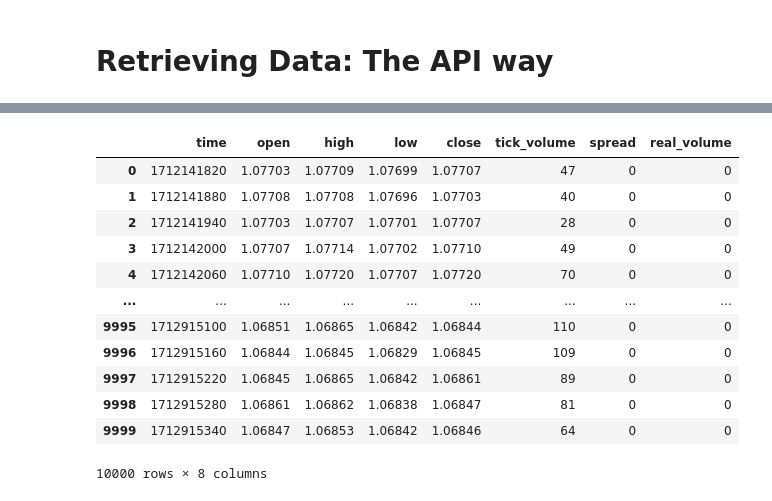
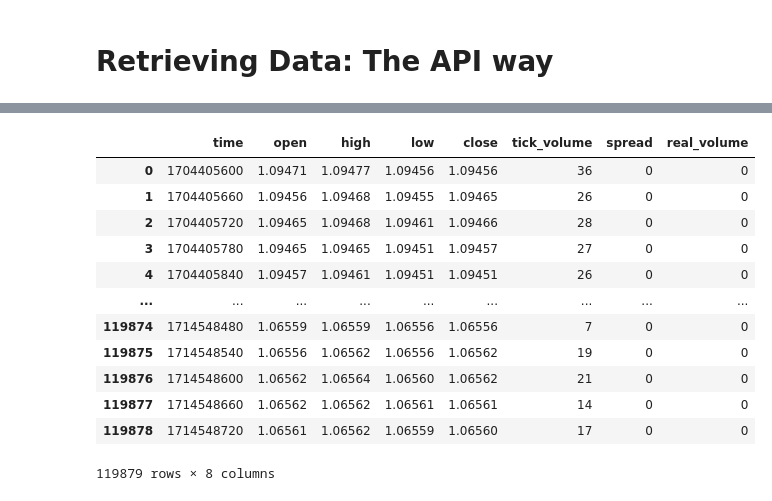
Before and after one commit to MasixoleBOYA/Capstone_Project, a Jupyter notebook: data_sources/MetaTrader5/mt5_model.ipynb, the cells around one changed output, grey strips where cells are left out. Drawn from its saved outputs; the diff is of its cells as text; code cells hidden in the pictures.

```diff
--- a/data_sources/MetaTrader5/mt5_model.ipynb
+++ b/data_sources/MetaTrader5/mt5_model.ipynb
@@ -47,8 +65,7 @@ connected to account #51750680
 ticker = 'EURUSD'
 frequency = mt5.TIMEFRAME_M1
 from_date = datetime.now()
-number_of_rows = 10000
+to_date = datetime(2024,1,5)
 # %%
-rates = mt5.copy_rates_from(ticker, frequency, from_date,number_of_rows )
-
-rates
+range_rates = mt5.copy_rates_range(ticker,frequency,to_date, from_date)
+range_rates
@@ -55,23 +80,20 @@ rates
-# %%
-range_rates = mt5.copy_rates_range(ticker,frequency,datetime(2024,1,5), from_date)
-range_rates
 # %%
-data = pd.DataFrame(rates)
+data = pd.DataFrame(range_rates)
 data
 # %% [output]
 |  | time | open | high | low | close | tick_volume | spread | real_volume |
-| 0 | 1712141820 | 1.07703 | 1.07709 | 1.07699 | 1.07707 | 47 | 0 | 0 |
-| 1 | 1712141880 | 1.07708 | 1.07708 | 1.07696 | 1.07703 | 40 | 0 | 0 |
-| 2 | 1712141940 | 1.07703 | 1.07707 | 1.07701 | 1.07707 | 28 | 0 | 0 |
-| 3 | 1712142000 | 1.07707 | 1.07714 | 1.07702 | 1.07710 | 49 | 0 | 0 |
-| 4 | 1712142060 | 1.07710 | 1.07720 | 1.07707 | 1.07720 | 70 | 0 | 0 |
+| 0 | 1704405600 | 1.09471 | 1.09477 | 1.09456 | 1.09456 | 36 | 0 | 0 |
+| 1 | 1704405660 | 1.09456 | 1.09468 | 1.09455 | 1.09465 | 26 | 0 | 0 |
+| 2 | 1704405720 | 1.09465 | 1.09468 | 1.09461 | 1.09466 | 28 | 0 | 0 |
+| 3 | 1704405780 | 1.09465 | 1.09465 | 1.09451 | 1.09457 | 27 | 0 | 0 |
+| 4 | 1704405840 | 1.09457 | 1.09461 | 1.09451 | 1.09451 | 26 | 0 | 0 |
 | ... | ... | ... | ... | ... | ... | ... | ... | ... |
-| 9995 | 1712915100 | 1.06851 | 1.06865 | 1.06842 | 1.06844 | 110 | 0 | 0 |
-| 9996 | 1712915160 | 1.06844 | 1.06845 | 1.06829 | 1.06845 | 109 | 0 | 0 |
-| 9997 | 1712915220 | 1.06845 | 1.06865 | 1.06842 | 1.06861 | 89 | 0 | 0 |
-| 9998 | 1712915280 | 1.06861 | 1.06862 | 1.06838 | 1.06847 | 81 | 0 | 0 |
-| 9999 | 1712915340 | 1.06847 | 1.06853 | 1.06842 | 1.06846 | 64 | 0 | 0 |
+| 119874 | 1714548480 | 1.06559 | 1.06559 | 1.06556 | 1.06556 | 7 | 0 | 0 |
+| 119875 | 1714548540 | 1.06556 | 1.06562 | 1.06556 | 1.06562 | 19 | 0 | 0 |
+| 119876 | 1714548600 | 1.06562 | 1.06564 | 1.06560 | 1.06562 | 21 | 0 | 0 |
+| 119877 | 1714548660 | 1.06562 | 1.06562 | 1.06561 | 1.06561 | 14 | 0 | 0 |
+| 119878 | 1714548720 | 1.06561 | 1.06562 | 1.06559 | 1.06560 | 17 | 0 | 0 |
-10000 rows × 8 columns
+119879 rows × 8 columns
 # %%
 data['time'] = pd.to_datetime(data['time'],unit = 's')
 data
```
Also changed, not shown: parts of 32 cells of this notebook.
